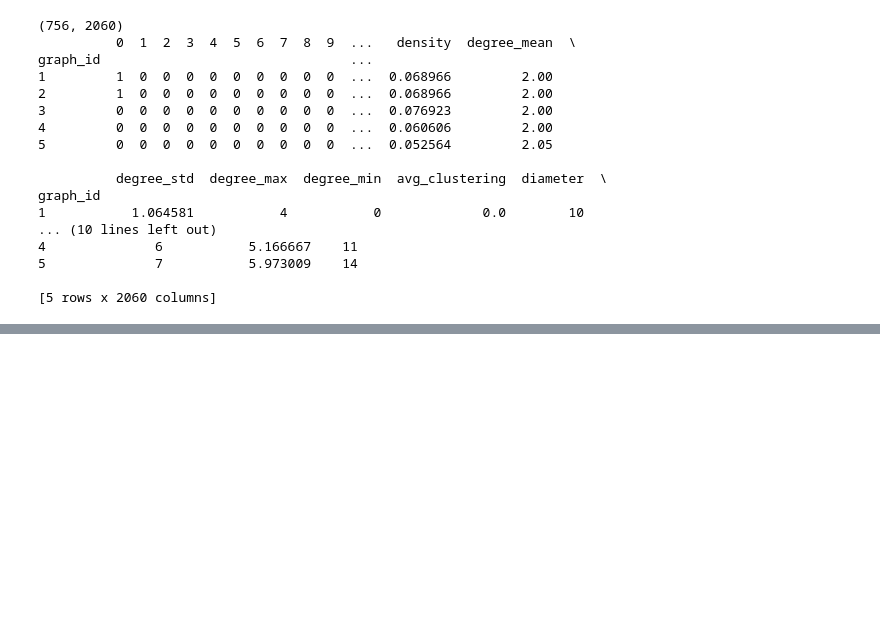
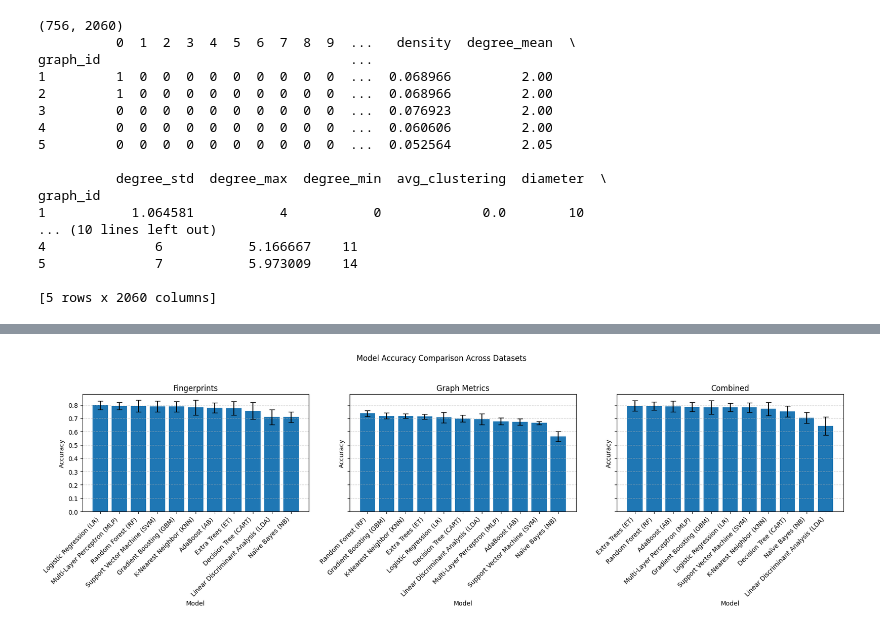
Before and after one commit to ge96lip/SPID-in-Molecular-Graphs, a Jupyter notebook: ML_models.ipynb, the cells around one changed output, grey strips where cells are left out. Cells and saved outputs as stored; diff of their text form; code cells hidden in the pictures; blank space fills up the shorter version.

```diff
--- a/ML_models.ipynb
+++ b/ML_models.ipynb
@@ -516,0 +696,20 @@ print(results_combined)
+# %%
+import matplotlib.pyplot as plt
+
+# Plot settings
+fig, axs = plt.subplots(1, 3, figsize=(18, 6), sharey=True)
+
+for ax, (dataset_name, df) in zip(axs, all_results.items()):
+    df_sorted = df.sort_values('accuracy_mean', ascending=False)
+    ax.bar(df_sorted['model'], df_sorted['accuracy_mean'], yerr=df_sorted['accuracy_std'], capsize=4)
+    ax.set_title(f"{dataset_name}")
+    ax.set_xlabel("Model")
+    ax.set_ylabel("Accuracy")
+    ax.set_xticklabels(df_sorted['model'], rotation=45, ha='right')
+    ax.grid(axis='y', linestyle='--', alpha=0.6)
+
+plt.suptitle("Model Accuracy Comparison Across Datasets")
+plt.tight_layout(rect=[0, 0.03, 1, 0.95])
+plt.show()
+# %% [output]
+[figure, added]
```
Also changed, not shown: parts of 10 cells of this notebook.
